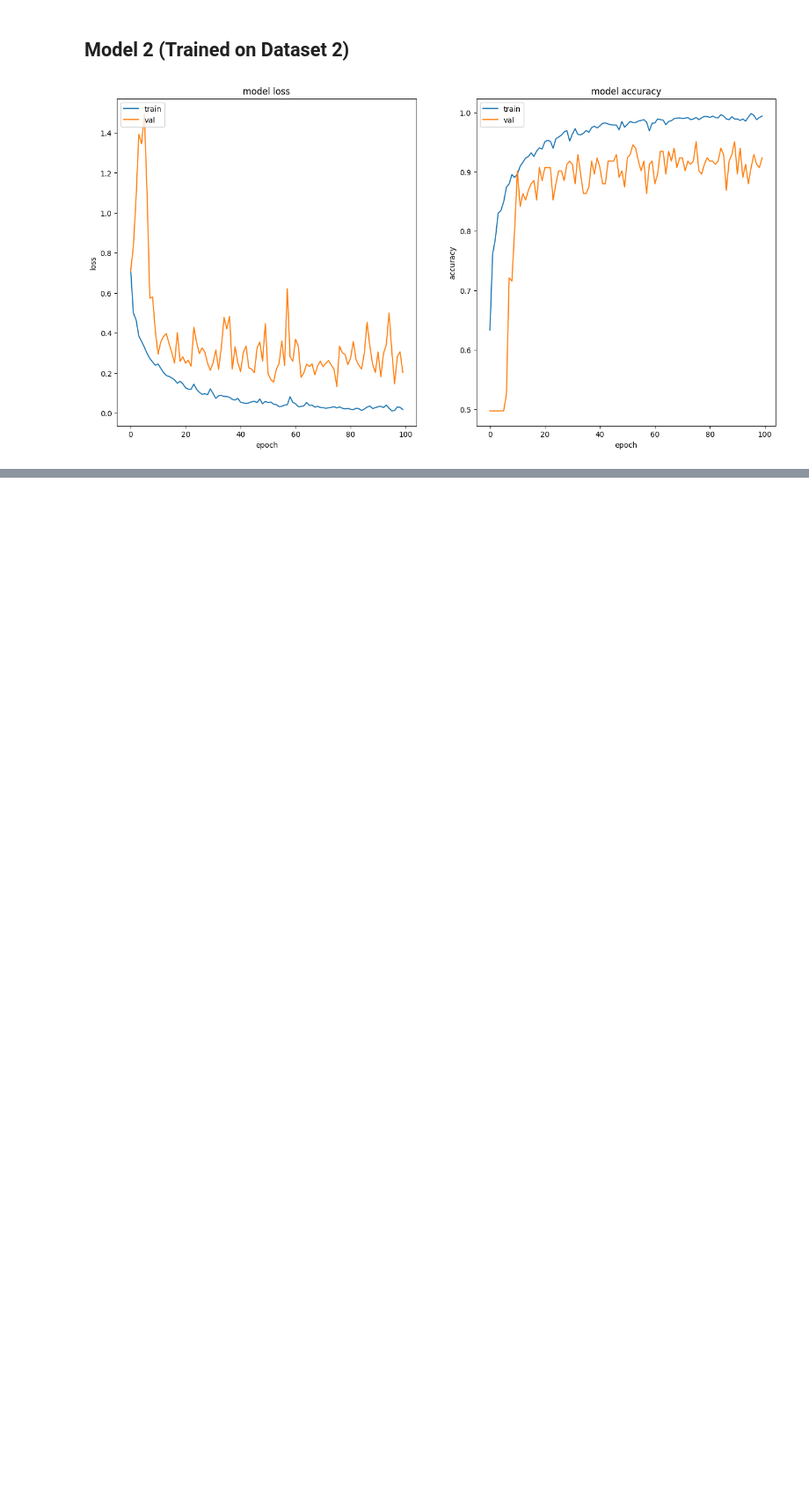
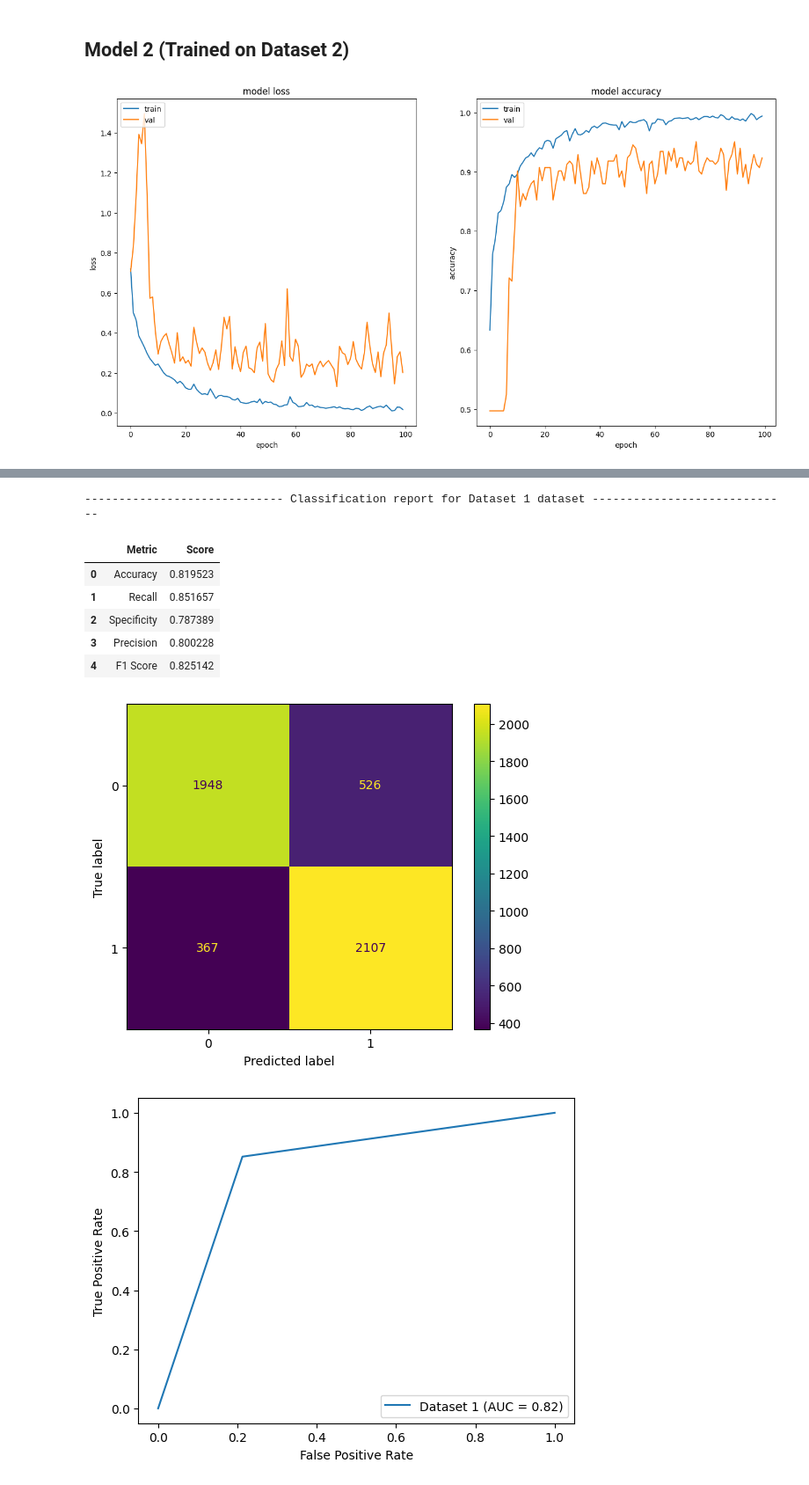
Before and after one commit to JoaquimXG/Honours-Project, a Jupyter notebook: CrossComparison/DarkNet-Cross.ipynb, the cells around one changed output, grey strips where cells are left out. Shown at 88% size. Drawn from its saved outputs; the diff is of its cells as text; code cells hidden in the pictures; blank space fills up the shorter version.

```diff
--- a/CrossComparison/DarkNet-Cross.ipynb
+++ b/CrossComparison/DarkNet-Cross.ipynb
@@ -703,0 +664,12 @@ evaluate_on_all_datasets(model_2, datasets=DATASETS_1)
+# %%
+metrics, conf = evaluate_on_dataset(model_2, FULL_DATASET_1, "Dataset 1", plot=True)
+# %% [output]
+----------------------------- Classification report for Dataset 1 dataset -----------------------------
+|  | Metric | Score |
+| 0 | Accuracy | 0.819523 |
+| 1 | Recall | 0.851657 |
+| 2 | Specificity | 0.787389 |
+| 3 | Precision | 0.800228 |
+| 4 | F1 Score | 0.825142 |
+[figure, added]
+[figure, added]
```
Also changed, not shown: parts of 12 cells of this notebook, 3 other files.
